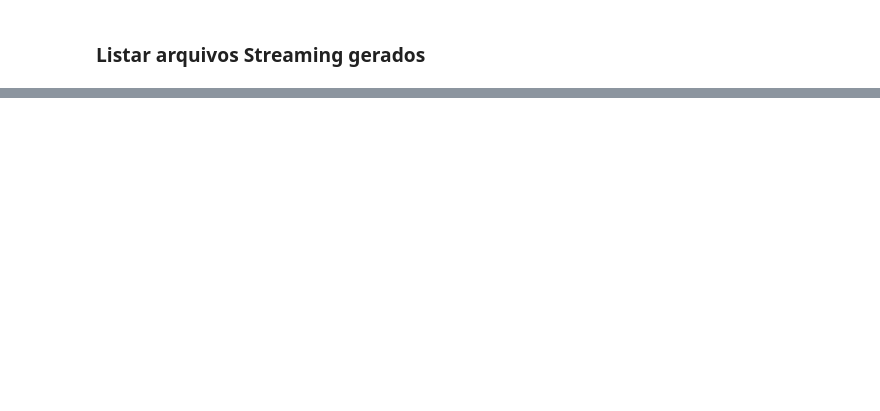
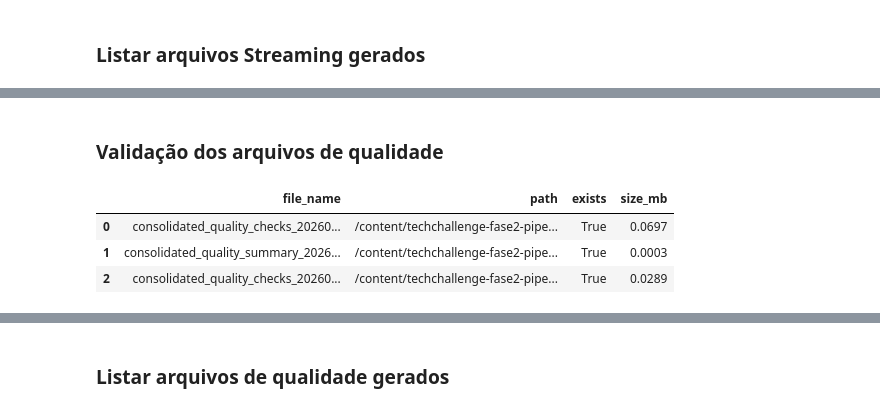
Before and after one commit to acorrea79/techchallenge-fase2-pipeline-alfabetizacao, a Jupyter notebook: notebooks/pipeline_alfabetizacao.ipynb, the cells around one changed output, grey strips where cells are left out. Saved outputs shown, nothing was run; the diff lists cells and outputs as text; code cells hidden in the pictures; blank space fills up the shorter version.

Commit message:
fix: consolidate data quality validation

```diff
--- a/notebooks/pipeline_alfabetizacao.ipynb
+++ b/notebooks/pipeline_alfabetizacao.ipynb
@@ -2830,0 +3767,18 @@ else:
+# %%
+# Salvando relatório consolidado de qualidade
+
+quality_checks_file = QUALITY_PATH / f"consolidated_quality_checks_{quality_run_id}.json"
+quality_summary_file = QUALITY_PATH / f"consolidated_quality_summary_{quality_run_id}.json"
+quality_checks_csv_file = QUALITY_PATH / f"consolidated_quality_checks_{quality_run_id}.csv"
+
+with open(quality_checks_file, "w", encoding="utf-8") as file:
+    json.dump(quality_checks, file, ensure_ascii=False, indent=4)
+
+with open(quality_summary_file, "w", encoding="utf-8") as file:
+    json.dump(quality_executive_summary, file, ensure_ascii=False, indent=4)
+
+df_quality_checks.to_csv(quality_checks_csv_file, index=False, encoding="utf-8")
+
+write_log(f"Relatório detalhado de qualidade salvo: {quality_checks_file}")
+write_log(f"Resumo executivo de qualidade salvo: {quality_summary_file}")
+write_log(f"CSV de qualidade salvo: {quality_checks_csv_file}")
@@ -2830,0 +3789,35 @@ else:
+# %% [markdown]
+### Validação dos arquivos de qualidade
+# %%
+# Validação dos arquivos gerados na etapa de qualidade
+
+expected_quality_files = [
+    quality_checks_file,
+    quality_summary_file,
+    quality_checks_csv_file,
+]
+
+quality_file_validation = []
+
+for file_path in expected_quality_files:
+    quality_file_validation.append({
+        "file_name": file_path.name,
+        "path": str(file_path),
+        "exists": file_path.exists(),
+        "size_mb": round(file_path.stat().st_size / 1024 / 1024, 4) if file_path.exists() else 0
+    })
+
+df_quality_file_validation = pd.DataFrame(quality_file_validation)
+
+display(df_quality_file_validation)
+
+if df_quality_file_validation["exists"].all():
+    write_log("Arquivos de qualidade consolidados gerados com sucesso.")
+else:
+    missing_quality_files = df_quality_file_validation[df_quality_file_validation["exists"] == False]["file_name"].tolist()
+    write_log(f"Arquivos de qualidade ausentes: {missing_quality_files}", level="ERROR")
+# %% [output]
+|  | file_name | path | exists | size_mb |
+| 0 | consolidated_quality_checks_20260... | /content/techchallenge-fase2-pipe... | True | 0.0697 |
+| 1 | consolidated_quality_summary_2026... | /content/techchallenge-fase2-pipe... | True | 0.0003 |
+| 2 | consolidated_quality_checks_20260... | /content/techchallenge-fase2-pipe... | True | 0.0289 |
@@ -2830,0 +3825,2 @@ else:
+# %% [markdown]
+### Listar arquivos de qualidade gerados
```
Also changed, not shown: parts of 76 cells of this notebook.
